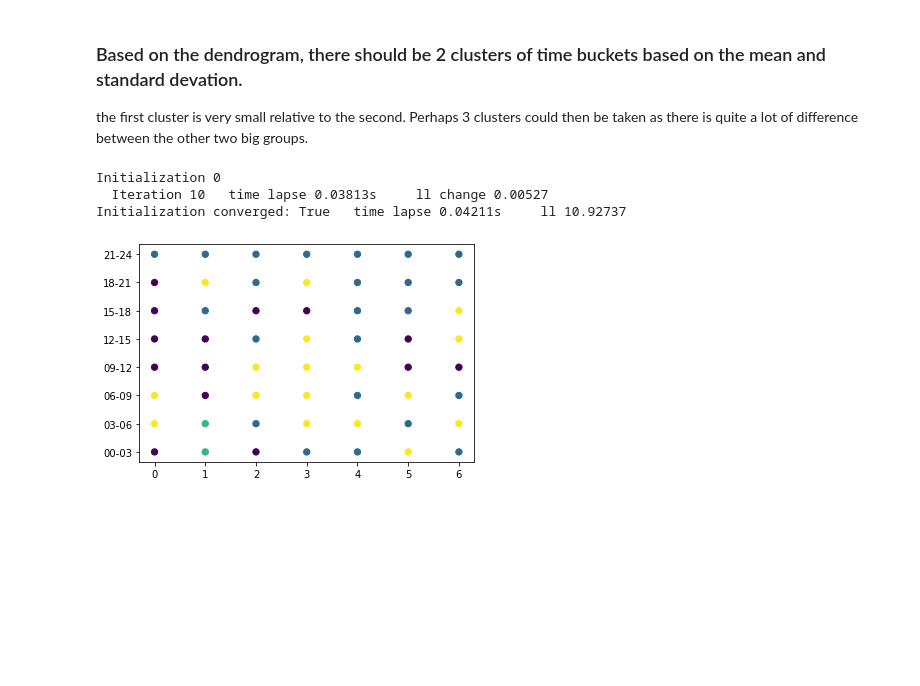
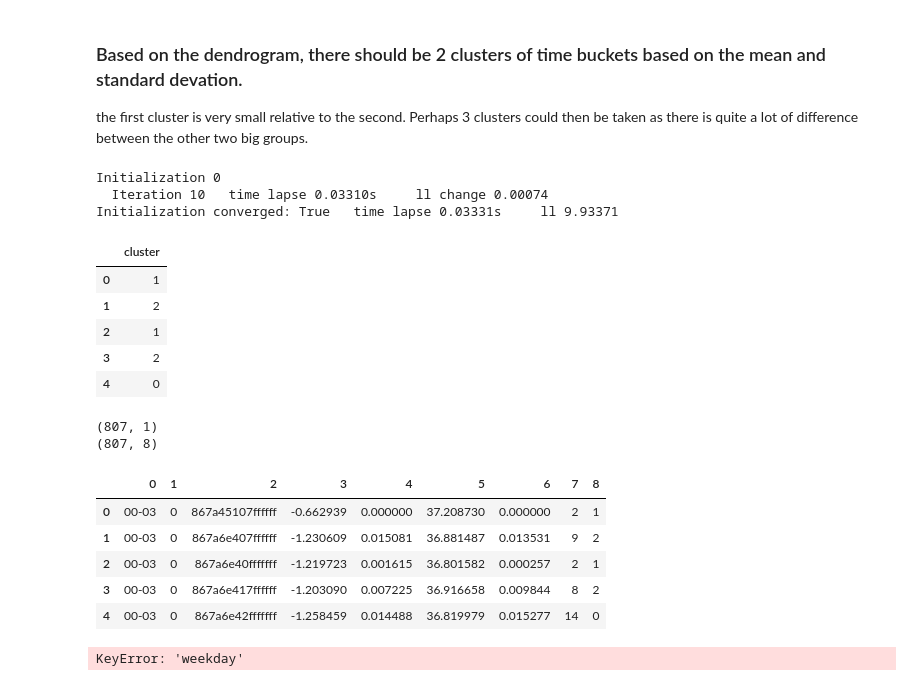
Before and after one commit to AndOleAnd/Capstone_N_A_P, a Jupyter notebook: Notebooks/exploring_distribution.ipynb, the cells around one changed output. Drawn from its saved outputs; the diff is of its cells as text; code cells hidden in the pictures; blank space fills up the shorter version.

```diff
--- a/Notebooks/exploring_distribution.ipynb
+++ b/Notebooks/exploring_distribution.ipynb
@@ -88,17 +96,36 @@ the first cluster is very small relative to the second. Perhaps 3 clusters could
 # %%
 from sklearn.mixture import GaussianMixture
 X = group_stats[['latitude_mean', 'latitude_std','longitude_mean', 'longitude_std']]
-gmm = GaussianMixture(n_components=4, verbose=10, random_state=42)
+gmm = GaussianMixture(n_components=3, verbose=10, random_state=42)
 gmm.fit(X)
 labels = gmm.predict(X)
 labels = pd.DataFrame(labels,columns=['cluster'])
-clustered_time_buckets = pd.concat([group_stats,labels],axis=1)
+display(labels.head())
+print(labels.shape)
+print(group_stats.shape)
+group_stats.reset_index(drop=True,inplace=True)
+clustered_time_buckets = pd.concat([group_stats,labels], axis=1, ignore_index=True)
+display(clustered_time_buckets.head())
 plt.scatter(clustered_time_buckets['weekday'], clustered_time_buckets['time_window_str'], c=clustered_time_buckets['cluster'], s=40, cmap='viridis');
 # %% [output]
 Initialization 0
-  Iteration 10   time lapse 0.03813s     ll change 0.00527
-Initialization converged: True   time lapse 0.04211s     ll 10.92737
+  Iteration 10   time lapse 0.03310s     ll change 0.00074
+Initialization converged: True   time lapse 0.03331s     ll 9.93371
-[figure, removed]
+|  | cluster |
+| 0 | 1 |
+| 1 | 2 |
+| 2 | 1 |
+| 3 | 2 |
+| 4 | 0 |
+(807, 1)
+(807, 8)
+|  | 0 | 1 | 2 | 3 | 4 | 5 | 6 | 7 | 8 |
+| 0 | 00-03 | 0 | 867a45107ffffff | -0.662939 | 0.000000 | 37.208730 | 0.000000 | 2 | 1 |
+| 1 | 00-03 | 0 | 867a6e407ffffff | -1.230609 | 0.015081 | 36.881487 | 0.013531 | 9 | 2 |
+| 2 | 00-03 | 0 | 867a6e40fffffff | -1.219723 | 0.001615 | 36.801582 | 0.000257 | 2 | 1 |
+| 3 | 00-03 | 0 | 867a6e417ffffff | -1.203090 | 0.007225 | 36.916658 | 0.009844 | 8 | 2 |
+| 4 | 00-03 | 0 | 867a6e42fffffff | -1.258459 | 0.014488 | 36.819979 | 0.015277 | 14 | 0 |
+KeyError: 'weekday'
 # %%
 # Number of time buckets in each cluster
 display(clustered_time_buckets.groupby('cluster')['RTA_count'].count())
```
Also changed, not shown: parts of 5 cells of this notebook, 1 other file.
